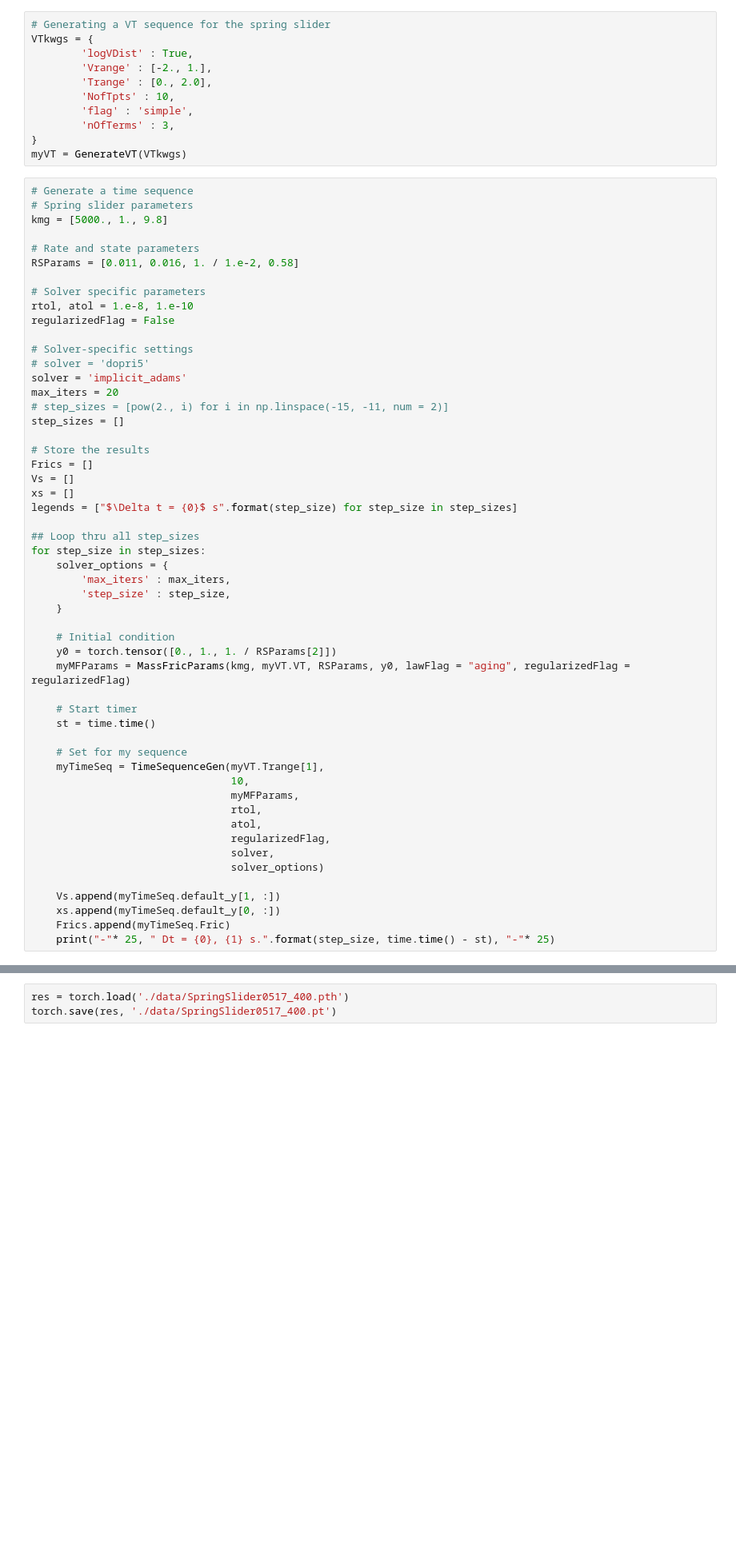
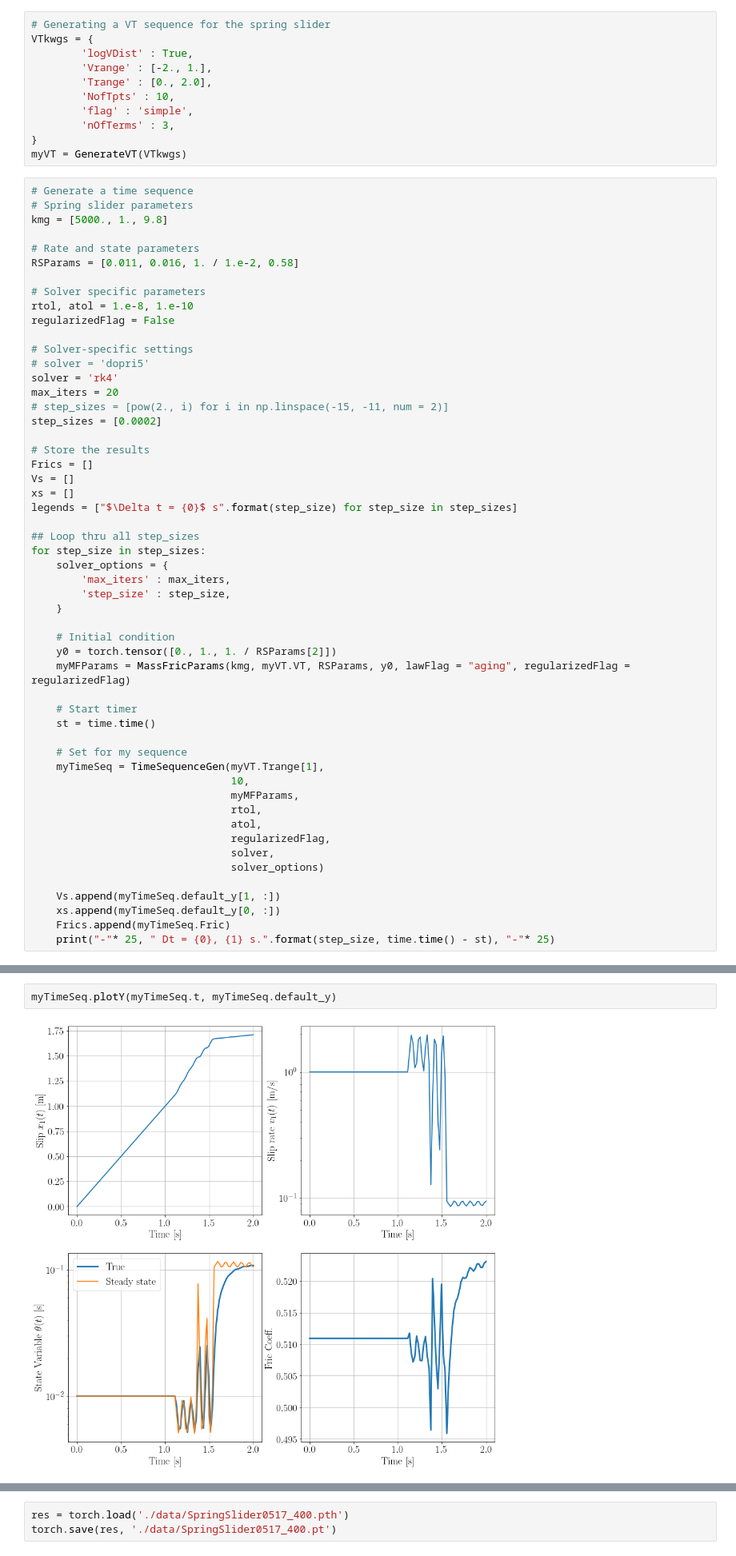
Before and after one commit to Shengduo/RateAndStateWithPotential, a Jupyter notebook: SpringSliderTrial.ipynb, the cells around one changed output, grey strips where cells are left out. Shown at 80% size. Cells and saved outputs as stored; diff of their text form; blank space fills up the shorter version.

```diff
--- a/SpringSliderTrial.ipynb
+++ b/SpringSliderTrial.ipynb
@@ -43,10 +43,10 @@ regularizedFlag = False
 
 # Solver-specific settings
 # solver = 'dopri5'
-solver = 'implicit_adams'
+solver = 'rk4'
 max_iters = 20
 # step_sizes = [pow(2., i) for i in np.linspace(-15, -11, num = 2)]
-step_sizes = []
+step_sizes = [0.0002]
 
 # Store the results
 Frics = []
@@ -85,3 +87,7 @@ for step_size in step_sizes:
+# %%
+myTimeSeq.plotY(myTimeSeq.t, myTimeSeq.default_y)
+# %% [output]
+[figure, added]
 # %%
 # Try loading the model
 # Load the learnt model from storage
```
Also changed, not shown: parts of 8 cells of this notebook, 2 other files.
